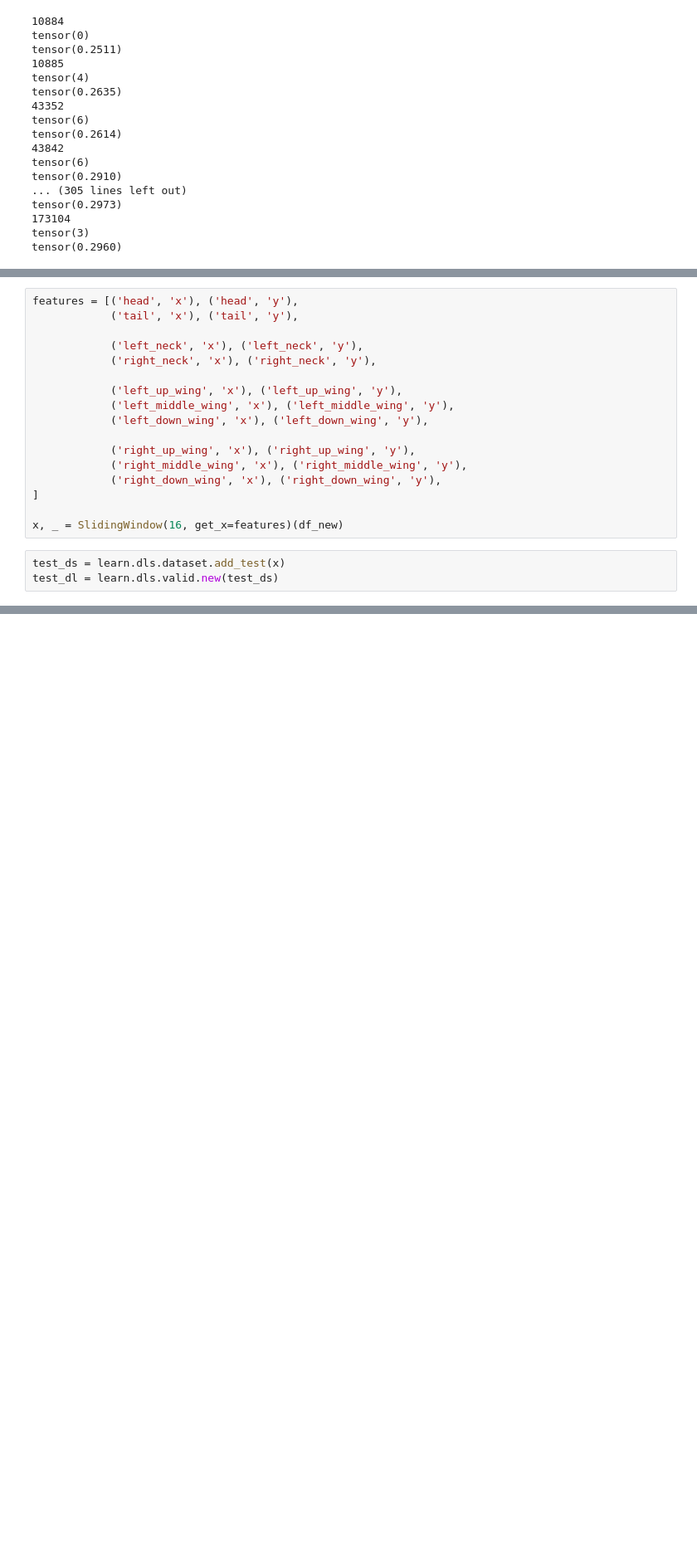
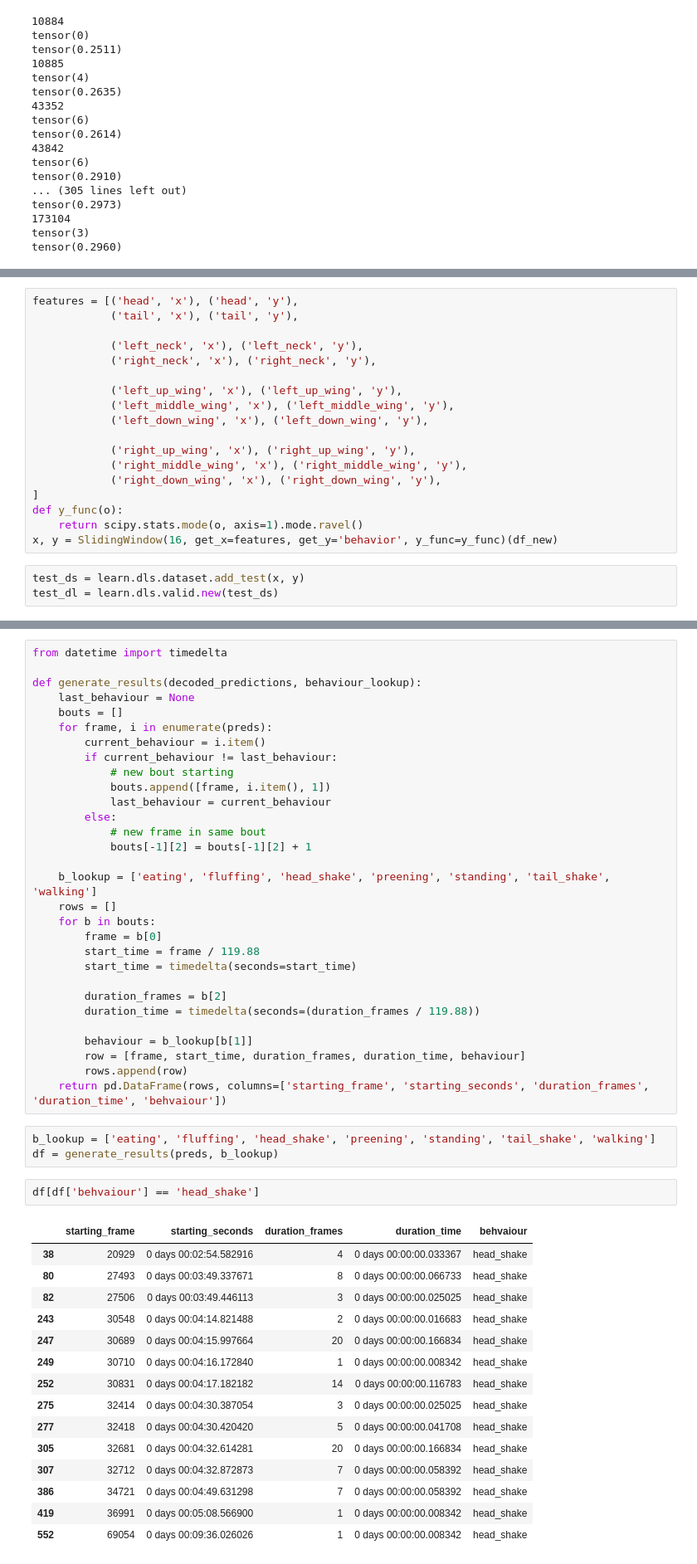
Before and after one commit to kiview/winkie, a Jupyter notebook: _paper_inception_time.ipynb, the cells around one changed output, grey strips where cells are left out. Shown at 83% size. Cells and saved outputs as stored; diff of their text form; blank space fills up the shorter version.

```diff
--- a/_paper_inception_time.ipynb
+++ b/_paper_inception_time.ipynb
@@ -409,10 +538,11 @@ features = [('head', 'x'), ('head', 'y'),
             ('right_middle_wing', 'x'), ('right_middle_wing', 'y'),
             ('right_down_wing', 'x'), ('right_down_wing', 'y'),
 ]
-
-x, _ = SlidingWindow(16, get_x=features)(df_new)
+def y_func(o):
+    return scipy.stats.mode(o, axis=1).mode.ravel()
+x, y = SlidingWindow(16, get_x=features, get_y='behavior', y_func=y_func)(df_new)
 # %%
-test_ds = learn.dls.dataset.add_test(x)
+test_ds = learn.dls.dataset.add_test(x, y)
 test_dl = learn.dls.valid.new(test_ds)
 # %%
 probas, targets, preds = learn.get_preds(dl=test_dl, with_decoded=True)
@@ -424,0 +551,51 @@ len(preds)
+# %%
+from datetime import timedelta
+
+def generate_results(decoded_predictions, behaviour_lookup):
+    last_behaviour = None
+    bouts = []
+    for frame, i in enumerate(preds):
+        current_behaviour = i.item()
+        if current_behaviour != last_behaviour:
+            # new bout starting
+            bouts.append([frame, i.item(), 1])
+            last_behaviour = current_behaviour
+        else:
+            # new frame in same bout
+            bouts[-1][2] = bouts[-1][2] + 1
+
+    b_lookup = ['eating', 'fluffing', 'head_shake', 'preening', 'standing', 'tail_shake', 'walking']
+    rows = []
+    for b in bouts:
+        frame = b[0]
+        start_time = frame / 119.88
+        start_time = timedelta(seconds=start_time)
+
+        duration_frames = b[2]
+        duration_time = timedelta(seconds=(duration_frames / 119.88))
+
+        behaviour = b_lookup[b[1]]
+        row = [frame, start_time, duration_frames, duration_time, behaviour]
+        rows.append(row)
+    return pd.DataFrame(rows, columns=['starting_frame', 'starting_seconds', 'duration_frames', 'duration_time', 'behvaiour'])
+# %%
+b_lookup = ['eating', 'fluffing', 'head_shake', 'preening', 'standing', 'tail_shake', 'walking']
+df = generate_results(preds, b_lookup)
+# %%
+df[df['behvaiour'] == 'head_shake']
+# %% [output]
+|  | starting_frame | starting_seconds | duration_frames | duration_time | behvaiour |
+| 38 | 20929 | 0 days 00:02:54.582916 | 4 | 0 days 00:00:00.033367 | head_shake |
+| 80 | 27493 | 0 days 00:03:49.337671 | 8 | 0 days 00:00:00.066733 | head_shake |
+| 82 | 27506 | 0 days 00:03:49.446113 | 3 | 0 days 00:00:00.025025 | head_shake |
+| 243 | 30548 | 0 days 00:04:14.821488 | 2 | 0 days 00:00:00.016683 | head_shake |
+| 247 | 30689 | 0 days 00:04:15.997664 | 20 | 0 days 00:00:00.166834 | head_shake |
+| 249 | 30710 | 0 days 00:04:16.172840 | 1 | 0 days 00:00:00.008342 | head_shake |
+| 252 | 30831 | 0 days 00:04:17.182182 | 14 | 0 days 00:00:00.116783 | head_shake |
+| 275 | 32414 | 0 days 00:04:30.387054 | 3 | 0 days 00:00:00.025025 | head_shake |
+| 277 | 32418 | 0 days 00:04:30.420420 | 5 | 0 days 00:00:00.041708 | head_shake |
+| 305 | 32681 | 0 days 00:04:32.614281 | 20 | 0 days 00:00:00.166834 | head_shake |
+| 307 | 32712 | 0 days 00:04:32.872873 | 7 | 0 days 00:00:00.058392 | head_shake |
+| 386 | 34721 | 0 days 00:04:49.631298 | 7 | 0 days 00:00:00.058392 | head_shake |
+| 419 | 36991 | 0 days 00:05:08.566900 | 1 | 0 days 00:00:00.008342 | head_shake |
+| 552 | 69054 | 0 days 00:09:36.026026 | 1 | 0 days 00:00:00.008342 | head_shake |
```
Also changed, not shown: parts of 25 cells of this notebook, 26 other files.
